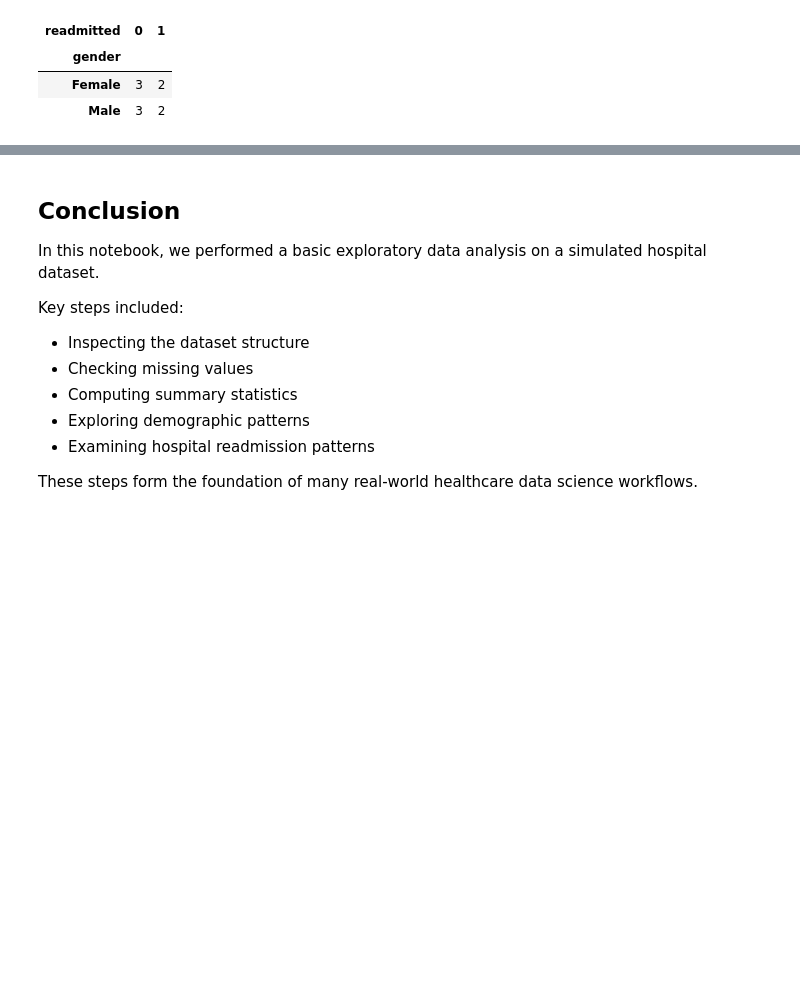
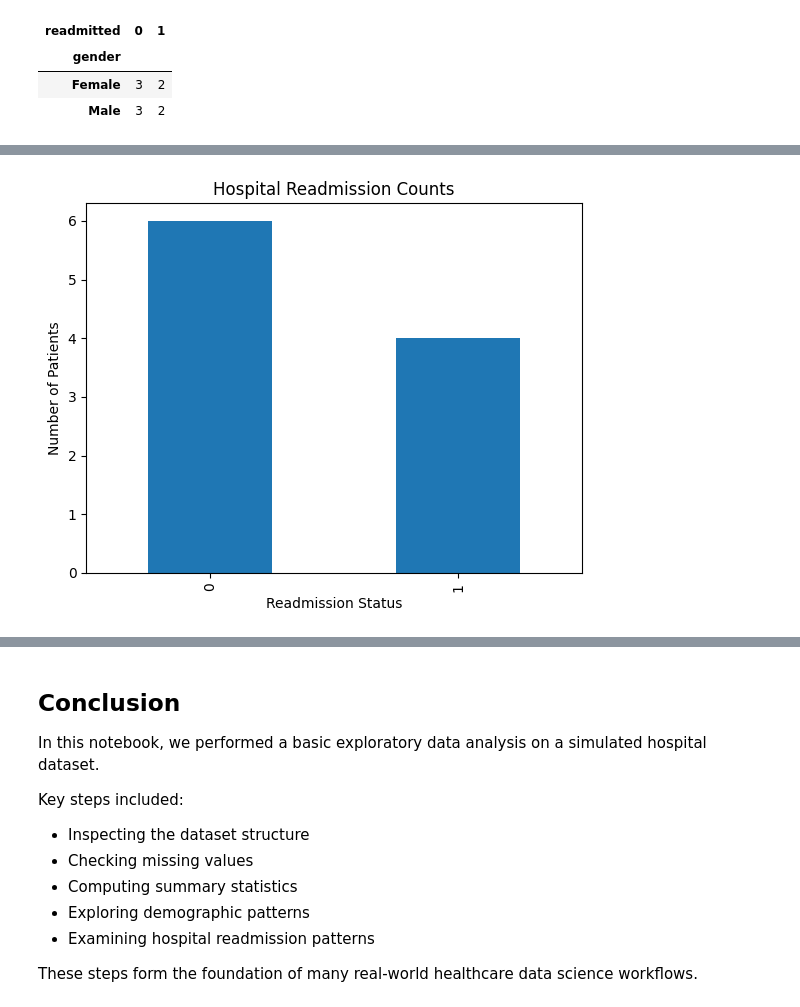
Before and after one commit to xiny87/healthcare-python-practice, a Jupyter notebook: Hospital_Readmission_Exploratory_Data_Analysis.ipynb, the cells around one changed output, grey strips where cells are left out. Cells and saved outputs as stored; diff of their text form; code cells hidden in the pictures; blank space fills up the shorter version.

```diff
--- a/Hospital_Readmission_Exploratory_Data_Analysis.ipynb
+++ b/Hospital_Readmission_Exploratory_Data_Analysis.ipynb
@@ -218,0 +235,9 @@ pd.crosstab(df["gender"],df["readmitted"])
+# %%
+df["readmitted"].value_counts().plot(kind="bar")
+
+plt.title("Hospital Readmission Counts")
+plt.xlabel("Readmission Status")
+plt.ylabel("Number of Patients")
+plt.show()
+# %% [output]
+[figure, added]
```
Also changed, not shown: parts of 3 cells of this notebook.
